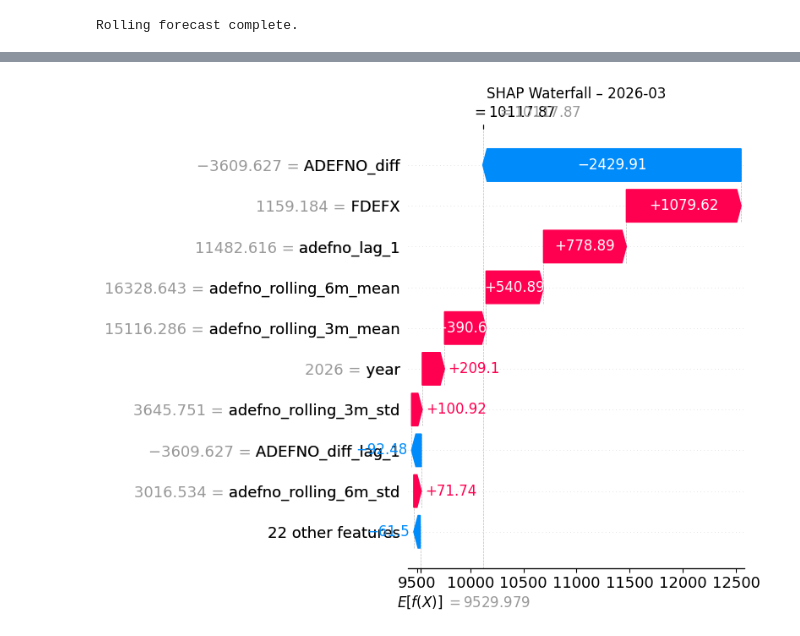
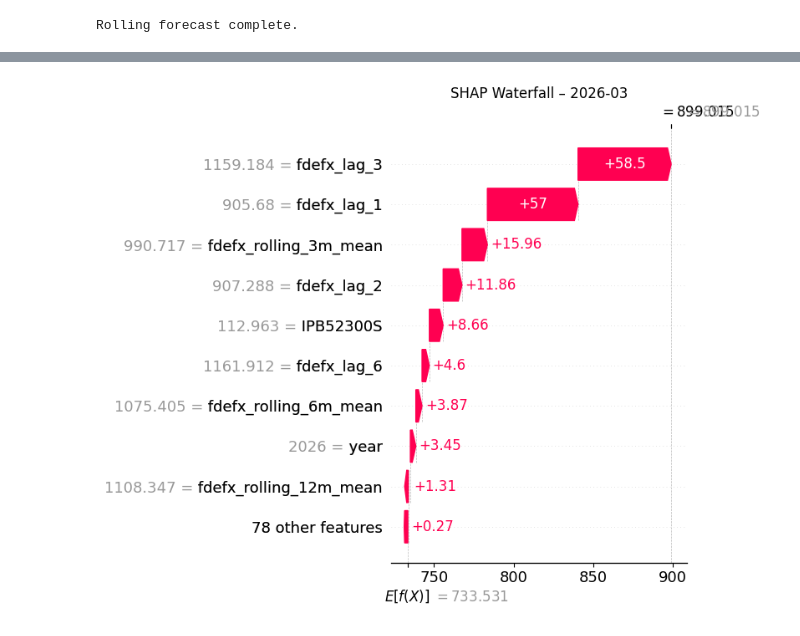
Before and after one commit to denrique99/masterarbeit-forecasting, a Jupyter notebook: b3b_defense/notebooks/06_forecast_explainability.ipynb, the cells around one changed output, grey strips where cells are left out. Drawn from its saved outputs; the diff is of its cells as text; code cells hidden in the pictures.

```diff
--- a/b3b_defense/notebooks/06_forecast_explainability.ipynb
+++ b/b3b_defense/notebooks/06_forecast_explainability.ipynb
@@ -35,12 +41,14 @@ MODELS_DIR     = '../models/'
 # Load model and historical feature matrix
 model = joblib.load(MODELS_DIR + 'xgboost_defense_market.pkl')
 
-df = pd.read_csv(DATA_PROCESSED + 'defense_feature_matrix.csv', parse_dates=['date'], index_col='date')
+df = pd.read_csv(DATA_PROCESSED + 'defense_feature_matrix.csv', index_col='date')
+df.index = pd.to_datetime(df.index)
 df = df.sort_index()
 
-# Feature columns (all except target)
-feature_cols = [col for col in df.columns if col != 'ADEFNO']
+# Feature columns: all except target FDEFX
+feature_cols = [col for col in df.columns if col != 'FDEFX']
 
 print(f'Model loaded. Feature matrix: {df.shape}')
 print(f'Historical range: {df.index[0].date()} to {df.index[-1].date()}')
+print(f'Number of features: {len(feature_cols)}')
 # %% [output]
@@ -161,7 +200,8 @@ print(f'Saved: {MODEL_OUTPUT}defense_forecast_2026.png')
 Saved: ../models/model_output/defense_forecast_2026.png
 # %%
-# SAC export — raw ADEFNO market volume (USD)
-# ADEFNO is in USD millions → multiply by 1_000_000 for SAC (full USD)
+# SAC export â€” raw FDEFX market volume (USD)
+# FDEFX is in USD billions (SAAR) → multiply by 1_000_000_000 for SAC (full USD)
+# Note: SAAR = annualized rate. Apply market_share to get annual revenue; divide by 12 for monthly.
 # Market share is applied as a parameter in SAC, not here
 sac_rows = []
 
@@ -170,7 +210,7 @@ for _, row in forecast_df.iterrows():
         'Date':          int(row['date'].strftime('%Y%m')),
         'Country':       'US',
         'Segment':       'Defense',
-        'Net_Value_USD': round(row['adefno_forecast_musd'] * 1_000_000, 2)
+        'Net_Value_USD': round(row['fdefx_forecast_musd'] * 1_000_000_000, 2)
     })
 
 sac_df = pd.DataFrame(sac_rows)
@@ -199,14 +239,11 @@ Shape: (12, 4)
 # %%
-# SHAP waterfall plots for each forecast month
-# Rebuild feature rows using the same rolling logic as the forecast loop above
+# SHAP waterfall plots â€” mirrors forecast loop with independent FDEFX buffers
 explainer = shap.TreeExplainer(model)
 
-# Re-initialise buffers from historical data (independent of the forecast loop above)
-hist_adefno_shap = list(df['ADEFNO'].iloc[-7:].values)
-hist_diff_shap   = [hist_adefno_shap[i] - hist_adefno_shap[i - 1]
-                    for i in range(1, len(hist_adefno_shap))]
+fdefx_hist_shap      = list(df['FDEFX'].iloc[-12:].values)
+fdefx_diff_hist_shap = list(df['FDEFX_diff'].iloc[-6:].values)
+last_fdefx_shap      = float(df['FDEFX'].iloc[-1])
 
-# Collect SHAP values for CSV export
 shap_records = []
 
 for forecast_date in forecast_dates:
@@ -217,18 +254,28 @@ for forecast_date in forecast_dates:
     row['year']    = forecast_date.year
     row['is_q4']   = int(forecast_date.quarter == 4)
 
-    row['adefno_lag_1'] = hist_adefno_shap[-1]
-    row['adefno_lag_2'] = hist_adefno_shap[-2]
-    row['adefno_lag_3'] = hist_adefno_shap[-3]
+    base_period = forecast_date.to_period('M')
+    for lag in range(1, 25):
+        p   = base_period - lag
+        key = f'{p.year}-{p.month:02d}'
+        row[f'ADEFNO_lag_{lag}']      = adefno_lookup.get(key, cf_adefno)
+        row[f'ADEFNO_diff_lag_{lag}'] = adefno_diff_lookup.get(key, cf_adefno_diff)
 
-    row['adefno_rolling_3m_mean'] = np.mean(hist_adefno_shap[-3:])
-    row['adefno_rolling_3m_std']  = np.std(hist_adefno_shap[-3:], ddof=1)
-    row['adefno_rolling_6m_mean'] = np.mean(hist_adefno_shap[-6:])
-    row['adefno_rolling_6m_std']  = np.std(hist_adefno_shap[-6:], ddof=1)
+    for lag in range(1, 13):
+        p   = base_period - lag
+        key = f'{p.year}-{p.month:02d}'
+        row[f'IPB52300S_diff_lag_{lag}'] = ipb_diff_lookup.get(key, cf_ipb_diff)
 
-    row['ADEFNO_diff'] = hist_diff_shap[-1]
     for lag in range(1, 7):
-        row[f'ADEFNO_diff_lag_{lag}'] = hist_diff_shap[-lag]
+        row[f'fdefx_lag_{lag}']      = fdefx_hist_shap[-lag]
+        row[f'FDEFX_diff_lag_{lag}'] = fdefx_diff_hist_shap[-lag]
+
+    row['fdefx_rolling_3m_mean']  = float(np.mean(fdefx_hist_shap[-3:]))
+    row['fdefx_rolling_3m_std']   = float(np.std(fdefx_hist_shap[-3:],  ddof=1))
+    row['fdefx_rolling_6m_mean']  = float(np.mean(fdefx_hist_shap[-6:]))
+    row['fdefx_rolling_6m_std']   = float(np.std(fdefx_hist_shap[-6:],  ddof=1))
+    row['fdefx_rolling_12m_mean'] = float(np.mean(fdefx_hist_shap[-12:]))
+    row['fdefx_rolling_12m_std']  = float(np.std(fdefx_hist_shap[-12:], ddof=1))
 
     X_row = pd.DataFrame([row[feature_cols]])
     sv    = explainer.shap_values(X_row)
@@ -241,45 +288,39 @@ for forecast_date in forecast_dates:
     )
 
     shap.plots.waterfall(explanation, show=False)
-    plt.title(f'SHAP Waterfall – {forecast_date.strftime("%Y-%m")}')
+    plt.title(f'SHAP Waterfall â€“ {forecast_date.strftime("%Y-%m")}')
     plt.tight_layout()
     date_str = forecast_date.strftime('%Y_%m')
     plt.savefig(MODEL_OUTPUT + f'shap_waterfall_{date_str}.png', dpi=150, bbox_inches='tight')
     plt.show()
     plt.close()
 
-    # Collect SHAP values for driver breakdown CSV
-    pred_val  = float(model.predict(X_row)[0])
-    date_key  = int(forecast_date.strftime('%Y%m'))
+    pred_val = float(model.predict(X_row)[0])
+    date_key = int(forecast_date.strftime('%Y%m'))
     for feature, shap_val in zip(feature_cols, sv[0]):
         shap_records.append({
-            'Date':             date_key,
-            'Country':          'US',
-            'Segment':          'Defense',
-            'Driver':           feature,
+            'Date':              date_key,
+            'Country':           'US',
+            'Segment':           'Defense',
+            'Driver':            feature,
             'SHAP_Value_USD_mn': round(float(shap_val), 4),
         })
-    # Base value and prediction as separate driver rows
     shap_records.append({
-        'Date':             date_key,
-        'Country':          'US',
-        'Segment':          'Defense',
-        'Driver':           'base_value',
+        'Date':              date_key, 'Country': 'US', 'Segment': 'Defense',
+        'Driver':            'base_value',
         'SHAP_Value_USD_mn': round(float(explainer.expected_value), 4),
     })
     shap_records.append({
-        'Date':             date_key,
-        'Country':          'US',
-        'Segment':          'Defense',
-        'Driver':           'prediction',
+        'Date':              date_key, 'Country': 'US', 'Segment': 'Defense',
+        'Driver':            'prediction',
         'SHAP_Value_USD_mn': round(pred_val, 4),
     })
 
-    # Update buffers
-    new_diff = pred_val - hist_adefno_shap[-1]
-    hist_adefno_shap.append(pred_val)
-    hist_diff_shap.append(new_diff)
+    new_diff = pred_val - last_fdefx_shap
+    fdefx_hist_shap.append(pred_val)
+    fdefx_diff_hist_shap.append(new_diff)
+    last_fdefx_shap = pred_val
 
 print(f'Waterfall plots saved to {MODEL_OUTPUT}')
-print(f'SHAP records collected: {len(shap_records)} rows ({len(forecast_dates)} months × {len(feature_cols) + 2} entries)')
+print(f'SHAP records collected: {len(shap_records)} rows ({len(forecast_dates)} months Ã— {len(feature_cols) + 2} entries)')
 # %% [output]
@@ -288 +329 @@ print(f'SHAP records collected: {len(shap_records)} rows ({len(forecast_dates)}
-[figure, old version]
+[figure, new version]
```
Also changed, not shown: parts of 11 cells of this notebook, 23 other files.
